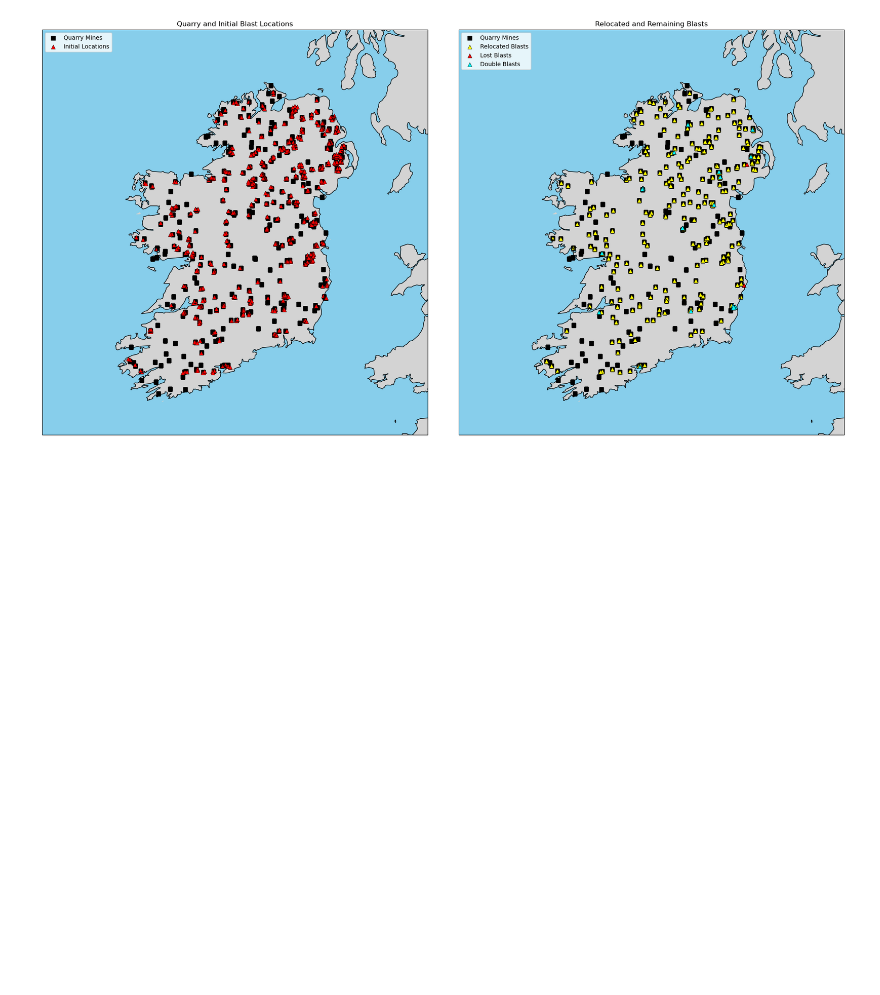
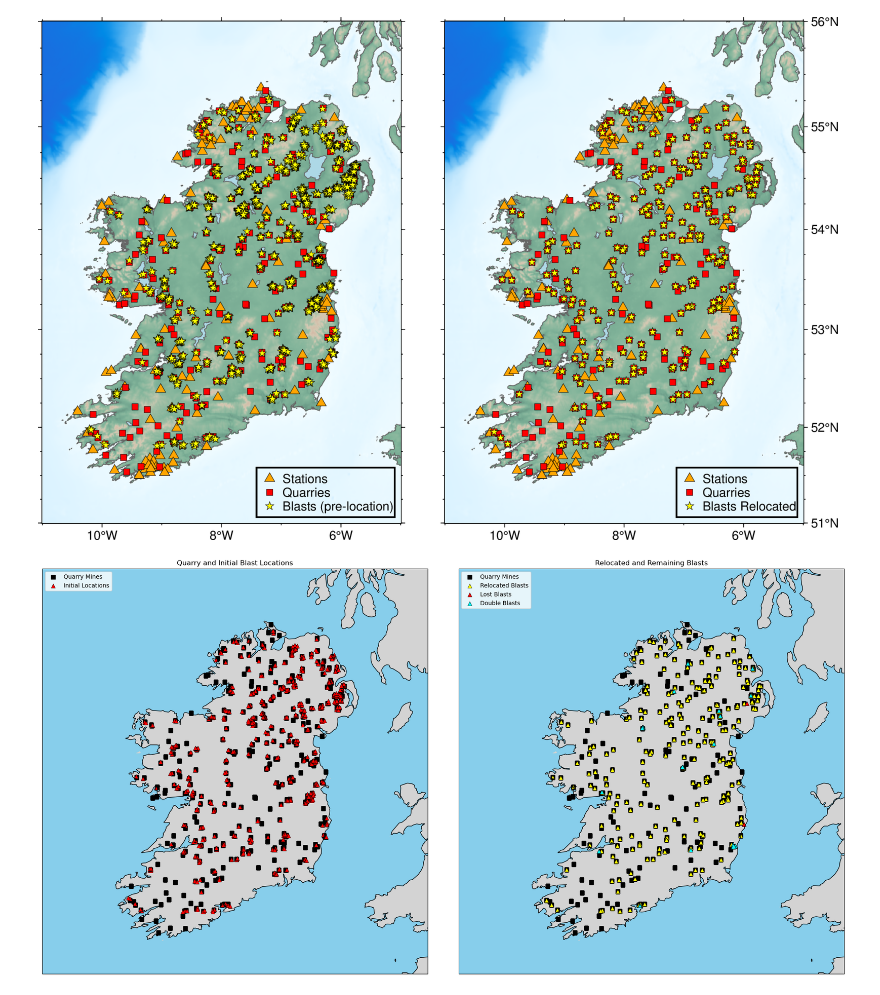
Before and after one commit to bru-melo/SeisBlast, a Jupyter notebook: codes/visualize-blasts.ipynb, the cells around one changed output. Cells and saved outputs as stored; diff of their text form; code cells hidden in the pictures; blank space fills up the shorter version.

```diff
--- a/codes/visualize-blasts.ipynb
+++ b/codes/visualize-blasts.ipynb
@@ -18,0 +92,42 @@ lost_blasts = pd.read_csv(
+# %%
+#now with stations and ray paths?
+#and relocation and start model?
+fig = pygmt.Figure()
+
+with fig.subplot(
+    nrows=1,
+    ncols=2,
+    figsize=("26c", "17c"),
+    frame="wesn",
+    margins="0.5/1c",
+    sharex="b",
+    sharey="r"
+    #autolabel=True
+    ):
+
+    pygmt.makecpt(cmap="terra", series=[-5000, 3000])
+    with fig.set_panel(panel=0):
+        fig.basemap(region=region, projection="M?")
+        fig.grdimage(grid=topo)
+        fig.coast(shorelines="0.6p,gray40", resolution="h", lakes="lightblue")
+        fig.plot(x=stations['lon'], y=stations['lat'], style="t0.4c", pen="black", fill="orange", label="Stations")
+        fig.plot(x=quarries_james['lon'], y=quarries_james['lat'], style="s0.3c", fill="red", pen="black", label="Quarries")
+        fig.plot(x=quarry_blasts['lon'], y=quarry_blasts['lat'], style="a0.3c", fill="yellow", pen="black", label="Blasts (pre-location)")
+        fig.legend(position="jBR+o0.2c", box=True)
+
+    with fig.set_panel(panel=1):
+        fig.basemap(region=region, projection="M?")
+        fig.grdimage(grid=topo)
+        fig.coast(shorelines="0.6p,gray40", resolution="h", lakes="lightblue")
+        fig.plot(x=stations['lon'], y=stations['lat'], style="t0.4c", pen="black", fill="orange", label="Stations")
+        fig.plot(x=quarries_james['lon'], y=quarries_james['lat'], style="s0.3c", fill="red", pen="black", label="Quarries")
+        fig.plot(x=blasts['lon-quarry'], y=blasts['lat-quarry'], style="a0.3c", fill="yellow", pen="black", label="Blasts Relocated")
+        fig.legend(position="jBR+o0.2c", box=True)
+
+    #add a subplot with the ray paths
+
+
+# Add legend
+fig.show(width=800)
+fig.savefig("/home/bmelo/bin/Quarry/new_files/quarry_blasts_relocation.png", dpi=300)
+# %% [output]
@@ -19 +136,2 @@ lost_blasts = pd.read_csv(
+[figure, added]
 # %%
```
Also changed, not shown: parts of 8 cells of this notebook, 26 other files.
